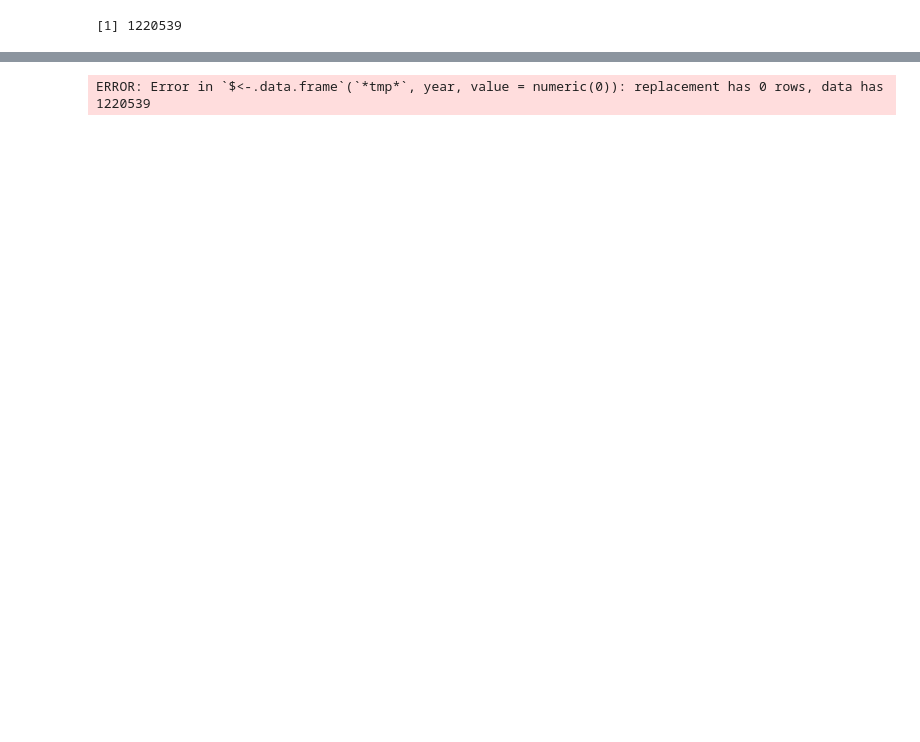
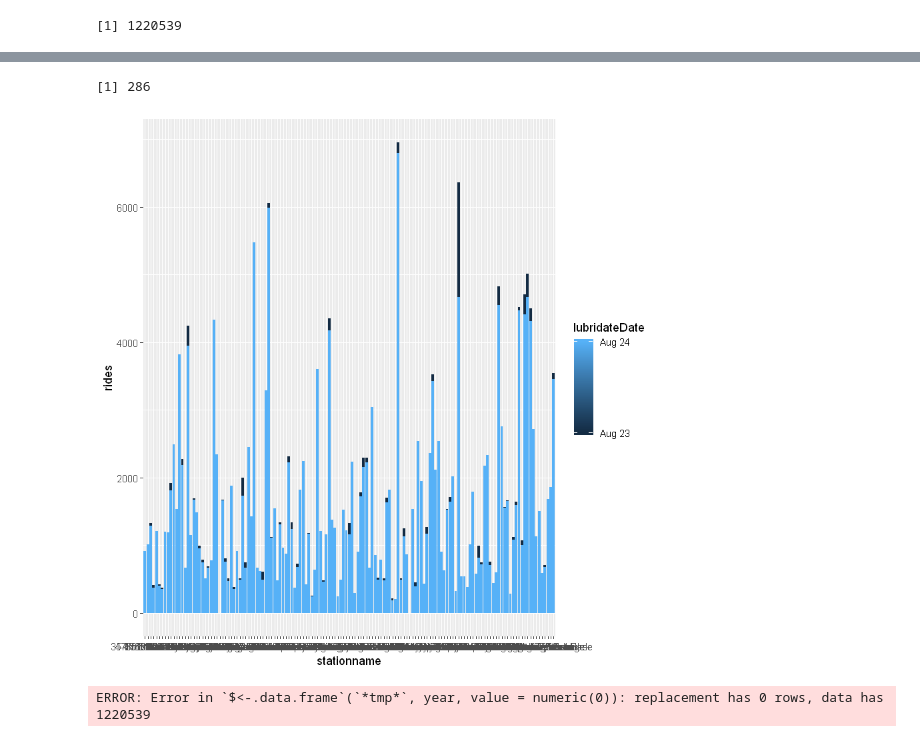
Before and after one commit to rkodit2/cs424proj2, a Jupyter notebook: sampleProject2.ipynb, the cells around one changed output, grey strips where cells are left out. Drawn from its saved outputs; the diff is of its cells as text; code cells hidden in the pictures; blank space fills up the shorter version.

```diff
--- a/sampleProject2.ipynb
+++ b/sampleProject2.ipynb
@@ -156,6 +173,7 @@ newtable$lubridateDate <- lubridateDate
 newtable$month <- month(lubridateDate)
 newtable$day <- day(lubridateDate)
 newtable$year <- year(lubridateDate)
+newtable$weekday <- weekdays(newtable$lubridateDate)
 # %%
 #newtable$lubridateDate <- mdy(newtable$date)
 # %%
@@ -178,3 +196,6 @@ newtable
 | 41700 | Washington/Wabash | 08/08/2017 | W | 0 | 30384 | S | Washington/Wabash (Inner Loop) | Washington/Wabash | ... |
 | 41700 | Washington/Wabash | 09/19/2021 | U | 3416 | 30384 | S | Washington/Wabash (Inner Loop) | Washington/Wabash | ... |
 | 41700 | Washington/Wabash | 02/21/2021 | U | 1056 | 30384 | S | Washington/Wabash (Inner Loop) | Washington/Wabash | ... |
+# %%
+bar1 <- subset(newtable, newtable$lubridateDate == "2021-08-23")
+bar2 <- subset(newtable, newtable$lubridateDate == "2021-08-24")
@@ -180,0 +210,2 @@ newtable
+# %%
+everything <- rbind(bar1, bar2)
@@ -181,3 +232,11 @@ newtable
+# %%
+nrow(everything)
+# %% [output]
+[1] 286
+# %%
+ggplot(everything, aes(fill=lubridateDate, y=rides, x=stationname)) + geom_bar(position="dodge", stat="identity")
+# %% [output]
+[figure, added]
 # %%
 augustEntries <- subset(newtable, lubridateDate == "2021-08-23")
 # %%
```
Also changed, not shown: parts of 4 cells of this notebook, 2 other files.
